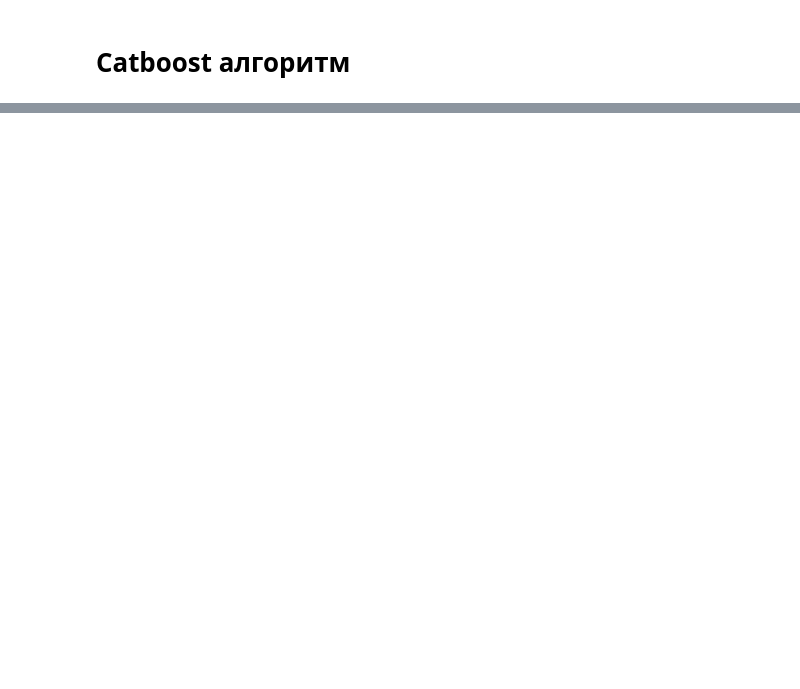
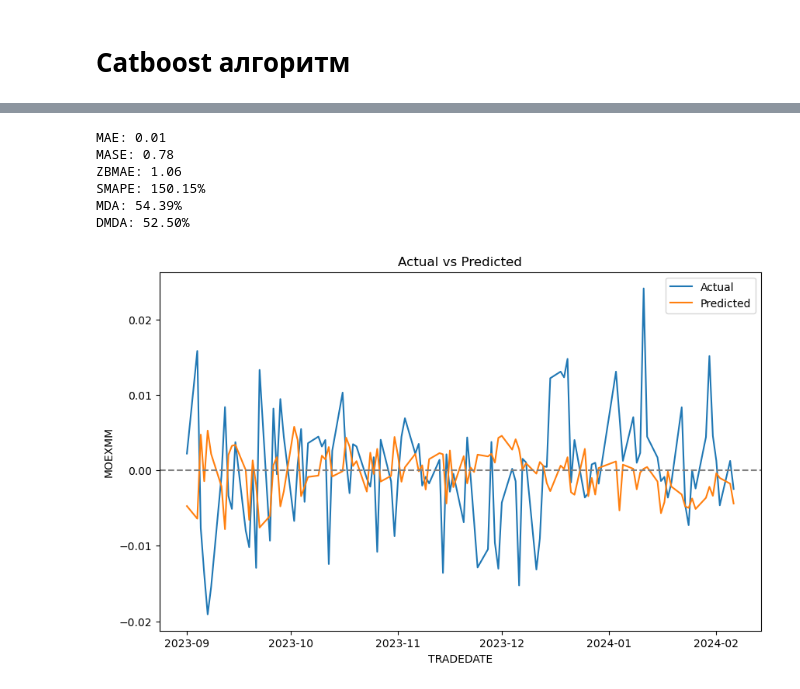
Before and after one commit to Maksim-Dostovalov/forecasting-sectors-return-on-the-stock-market, a Jupyter notebook: catboost.ipynb, the cells around one changed output, grey strips where cells are left out. Drawn from its saved outputs; the diff is of its cells as text; code cells hidden in the pictures; blank space fills up the shorter version.

```diff
--- a/catboost.ipynb
+++ b/catboost.ipynb
@@ -430,0 +460,13 @@ ts.get_visualisation(start_date='2023-09-01')
+# %%
+ts.get_model_result(y_pred_list)
+# %% [output]
+MAE: 0.01
+MASE: 0.78
+ZBMAE: 1.06
+SMAPE: 150.15%
+MDA: 54.39%
+DMDA: 52.50%
+# %%
+ts.get_visualisation(start_date='2023-09-01')
+# %% [output]
+[figure, added]
```
Also changed, not shown: parts of 24 cells of this notebook, 6 other files.
